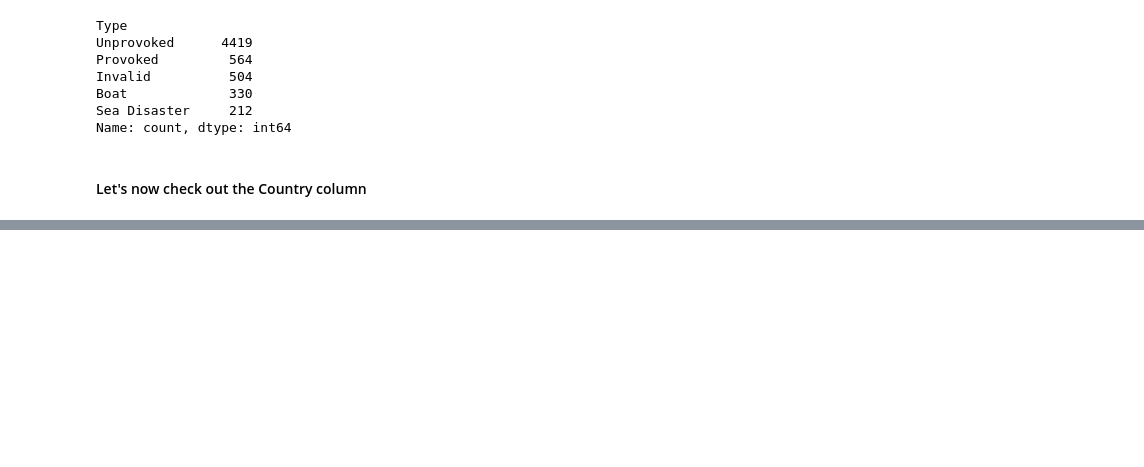
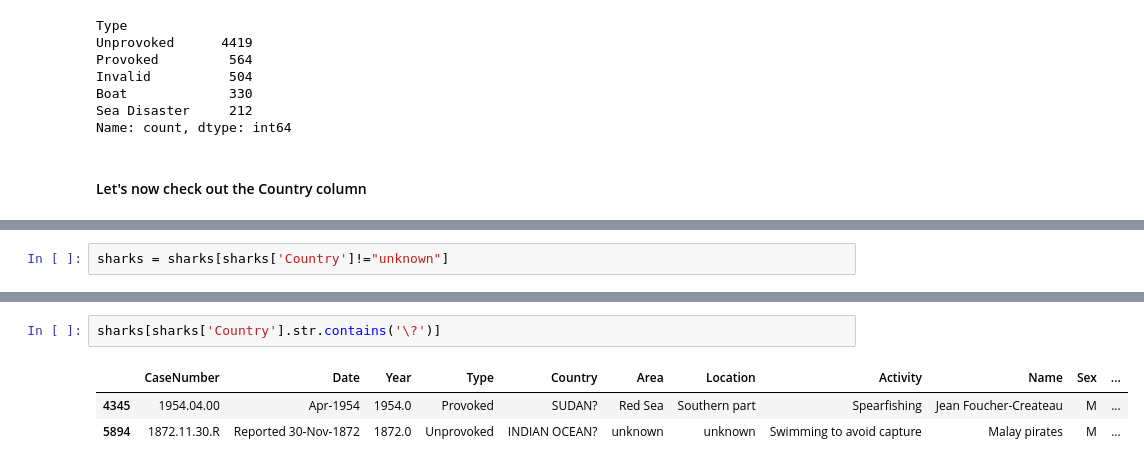
Before and after one commit to BorjaSilla/Shark-Attacks-Project, a Jupyter notebook: Data_Cleaning.ipynb, the cells around one changed output, grey strips where cells are left out. Drawn from its saved outputs; the diff is of its cells as text; blank space fills up the shorter version.

```diff
--- a/Data_Cleaning.ipynb
+++ b/Data_Cleaning.ipynb
@@ -510,0 +547,2 @@ sharks.Country.
+# %%
+sharks = sharks[sharks['Country']!="unknown"]
@@ -510,0 +569,6 @@ sharks.Country.
+# %%
+sharks[sharks['Country'].str.contains('\?')]
+# %% [output]
+|  | CaseNumber | Date | Year | Type | Country | Area | Location | Activity | Name | Sex | ... |
+| 4345 | 1954.04.00 | Apr-1954 | 1954.0 | Provoked | SUDAN? | Red Sea | Southern part | Spearfishing | Jean Foucher-Createau | M | ... |
+| 5894 | 1872.11.30.R | Reported 30-Nov-1872 | 1872.0 | Unprovoked | INDIAN OCEAN? | unknown | unknown | Swimming to avoid capture | Malay pirates | M | ... |
```
Also changed, not shown: parts of 6 cells of this notebook, 2 other files.
